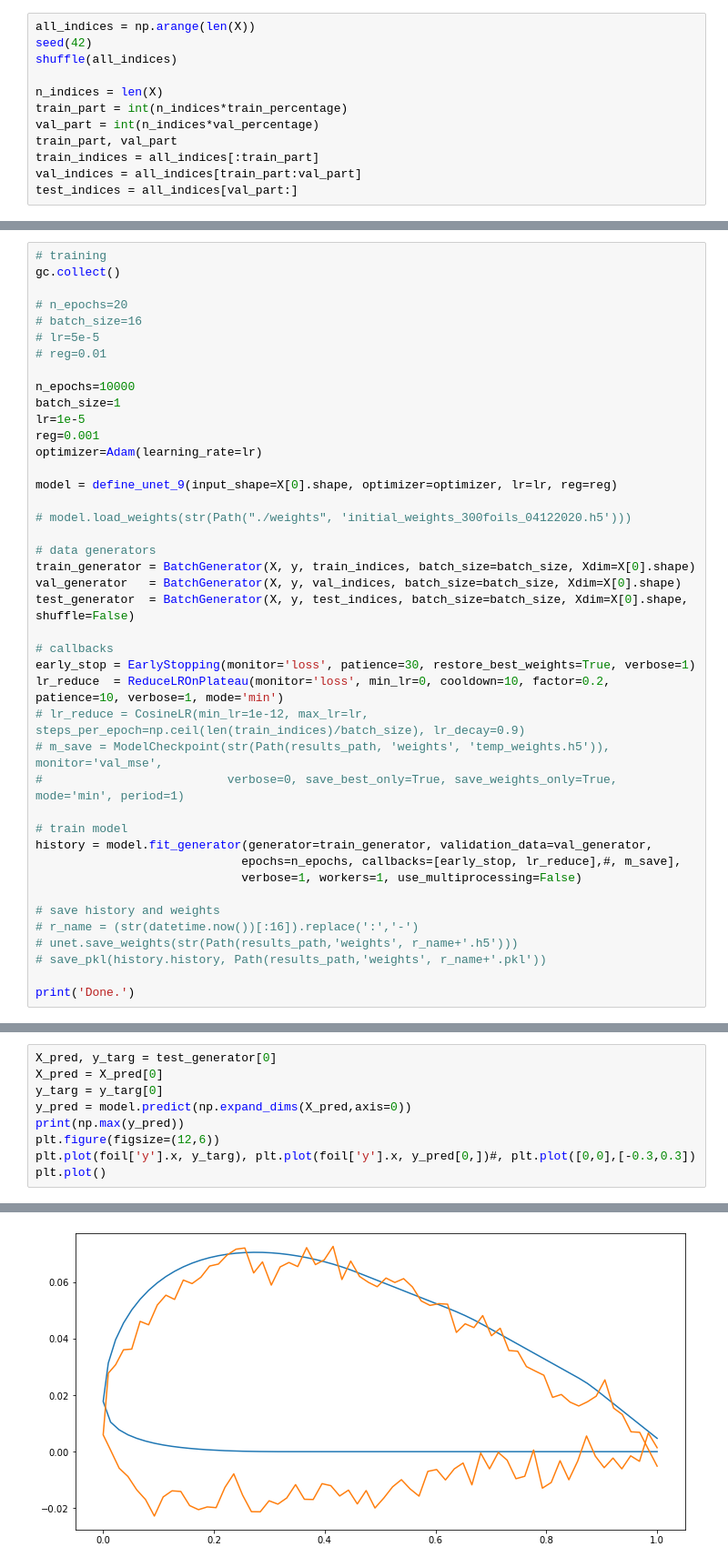
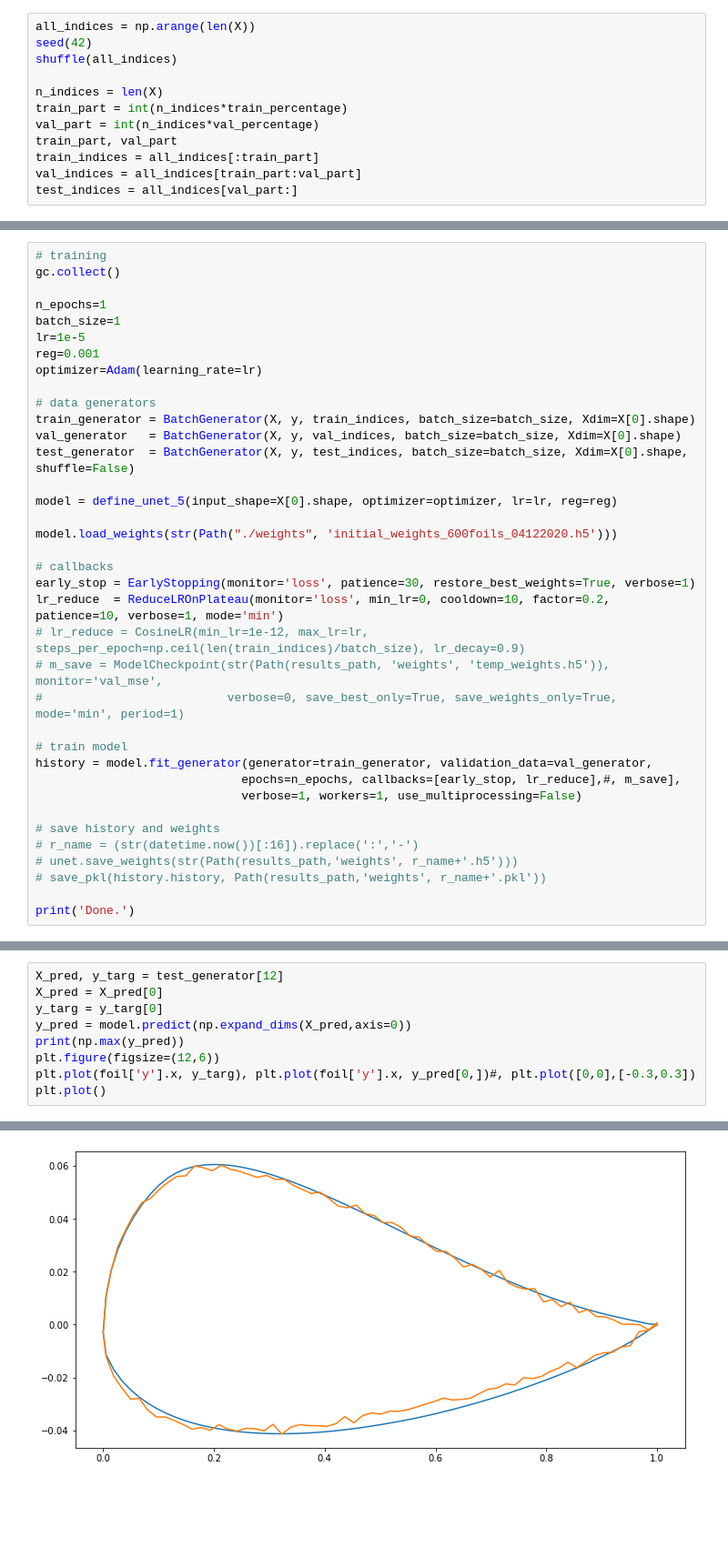
Before and after one commit to 2326wx/Airfoil-optimization, a Jupyter notebook: train v1.ipynb, the cells around one changed output, grey strips where cells are left out. Shown at 91% size. Drawn from its saved outputs; the diff is of its cells as text; blank space fills up the shorter version.

```diff
--- a/train v1.ipynb
+++ b/train v1.ipynb
@@ -245,25 +137,20 @@ Output shape: (None, 128)
 # training
 gc.collect()
 
-# n_epochs=20
-# batch_size=16
-# lr=5e-5
-# reg=0.01
-
-n_epochs=10000
+n_epochs=1
 batch_size=1
 lr=1e-5
 reg=0.001
 optimizer=Adam(learning_rate=lr)
 
-model = define_unet_9(input_shape=X[0].shape, optimizer=optimizer, lr=lr, reg=reg)
-
-# model.load_weights(str(Path("./weights", 'initial_weights_300foils_04122020.h5')))
-
 # data generators
 train_generator = BatchGenerator(X, y, train_indices, batch_size=batch_size, Xdim=X[0].shape)
 val_generator   = BatchGenerator(X, y, val_indices, batch_size=batch_size, Xdim=X[0].shape)
 test_generator  = BatchGenerator(X, y, test_indices, batch_size=batch_size, Xdim=X[0].shape, shuffle=False)
+
+model = define_unet_5(input_shape=X[0].shape, optimizer=optimizer, lr=lr, reg=reg)
+
+model.load_weights(str(Path("./weights", 'initial_weights_600foils_04122020.h5')))
 
 # callbacks
 early_stop = EarlyStopping(monitor='loss', patience=30, restore_best_weights=True, verbose=1)
@@ -303,6 +178,6 @@ Epoch 00202: early stopping
 Done.
 # %%
-X_pred, y_targ = test_generator[0]
+X_pred, y_targ = test_generator[12]
 X_pred = X_pred[0]
 y_targ = y_targ[0]
 y_pred = model.predict(np.expand_dims(X_pred,axis=0))
@@ -315,2 +190,2 @@ plt.plot()
 []
-[figure, old version]
+[figure, new version]
```
Also changed, not shown: parts of 43 cells of this notebook, 2 other files.
